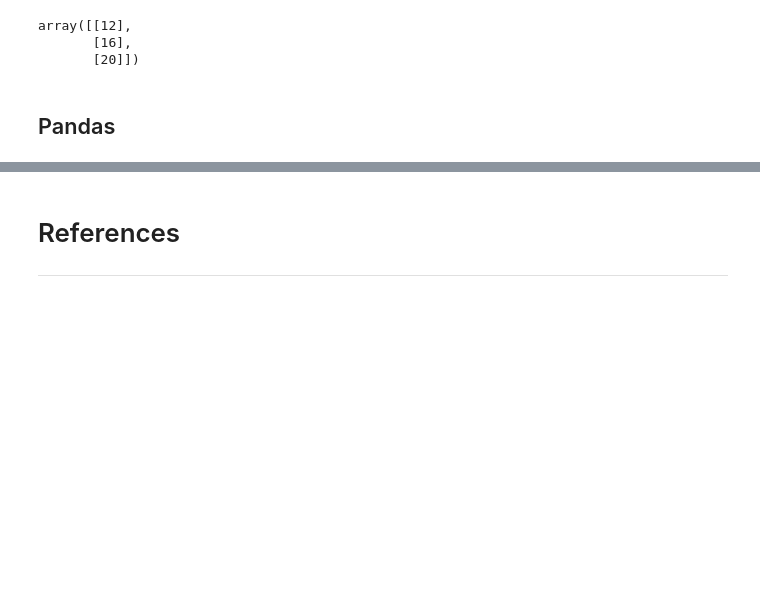
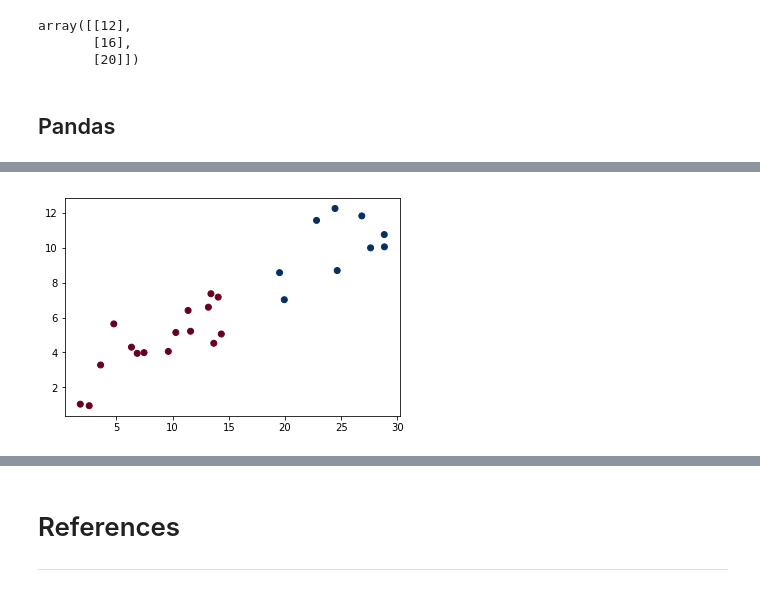
Before and after one commit to chalmerlowe/machine_learning, a Jupyter notebook: testing/data_handling.ipynb, the cells around one changed output, grey strips where cells are left out. Cells and saved outputs as stored; diff of their text form; code cells hidden in the pictures; blank space fills up the shorter version.

```diff
--- a/testing/data_handling.ipynb
+++ b/testing/data_handling.ipynb
@@ -409,0 +332,5 @@ If you want to continue on at your own-pace, please feel free to do so.
+# %%
+plt.scatter(X_train['x'], y_train['y'], c=categories, cmap='RdBu')
+plt.show()
+# %% [output]
+[figure, added]
```
Also changed, not shown: parts of 64 cells of this notebook.
